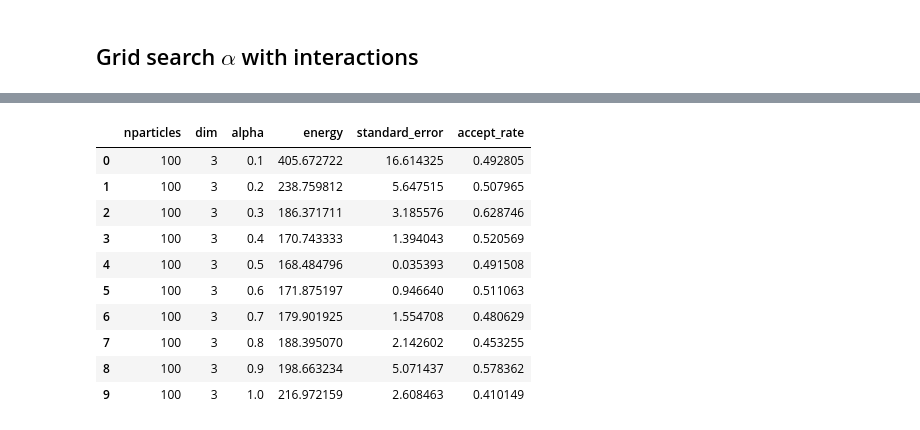
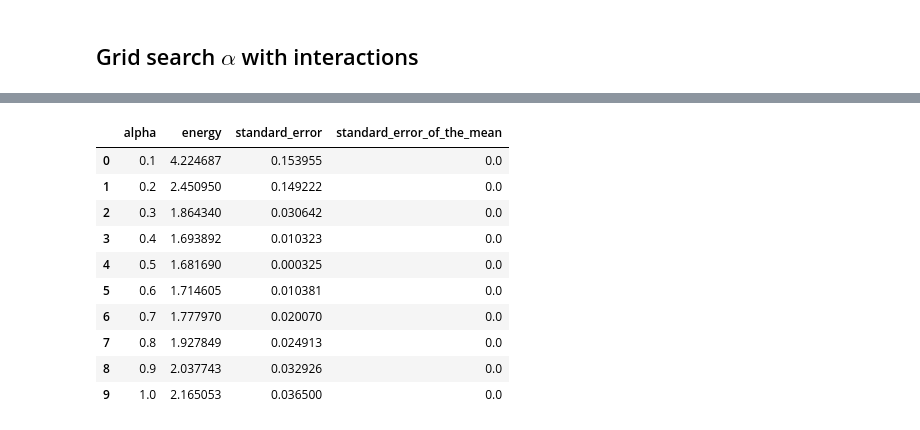
Before and after one commit to nicolossus/FYS4411-Project1, a Jupyter notebook: notebooks/Interactions_analysis.ipynb, the cells around one changed output, grey strips where cells are left out. Saved outputs shown, nothing was run; the diff lists cells and outputs as text; code cells hidden in the pictures.

```diff
--- a/notebooks/Interactions_analysis.ipynb
+++ b/notebooks/Interactions_analysis.ipynb
@@ -249,22 +328,16 @@ df_N10
 # %%
-mod_df_10 = df_N10
-#mod_df_10["energy"] = mod_df_10["energy"]/10.0
-energies = np.zeros(10)
-errors = np.zeros(10)
-for i, alpha in enumerate(alphas):
-    energies_alpha = mod_df_10[mod_df_10["alpha"]==alpha]
-    mean_energy = np.mean(energies_alpha)
-    energies[i] = mean_energy
-    errors[i] = np.std(energies_alpha)
-
-#lower_bound = mod_df_10["energy"] - 1*mod_df_10["standard_error"]/10.0
-#upper_bound = mod_df_10["energy"] + 1*mod_df_10["standard_error"]/10.0
+lower_bound_N10 = df_means_N10["energy"] - 1.96*df_means_N10["standard_error"]
+upper_bound_N10 = df_means_N10["energy"] + 1.96*df_means_N10["standard_error"]
 fig, ax = plt.subplots(figsize=(6, 4), tight_layout=True, dpi=200)
-sns.lineplot(data=mod_df_10, x="alpha", y="energy", ax=ax, label="VMC")
-ax.fill_between(mod_df_10["alpha"], lower_bound, upper_bound, facecolor='yellow', alpha=0.5,
-                label=r'1 $\sigma$ range')
-ax.axhline(NI_exact_energy_10/10.0, ls='--', color='r', label='Exact')
-ax.set(xlabel=r'$\alpha$', ylabel=r'$\frac{E}{N}$')
+sns.lineplot(data=df_means_N10, x="alpha", y="energy", ax=ax, label=r'VMC $\langle E\rangle$')
+ax.fill_between(df_means_N10["alpha"], lower_bound_N10, upper_bound_N10, facecolor='lightblue', alpha=0.5,
+                label=r'$1.96\sigma_{\langle E\rangle}$ range')
+ax.axhline(1.5, ls='--', color='r', label='Ground state energy w/o interactions')
+tex_xlabel = '\n'.join((r'$\alpha$',
+                      'Variational parameter'))
+tex_ylabel = '\n'.join(('Energy per particle',
+                        r'$\frac{\langle E\rangle}{N}$'))
+ax.set(xlabel=tex_xlabel, ylabel=tex_ylabel)
 ax.legend()
 plt.show()
 
@@ -426,16 +510,21 @@ Sampler elapsed time: 10645.369837999344
 # %%
+N=100
 df_N100 = pd.concat(results_N100, ignore_index=True)
-df_N100
+df_means_N100 = get_mean_w_standard_error_grid_search(df_N100, alphas)
+df_means_N100["energy"] = df_means_N100["energy"]/N
+df_means_N100["standard_error"] = df_means_N100["standard_error"]/N
+df_means_N100["standard_error_of_the_mean"] = df_means_N100["standard_error_of_the_mean"]/N
+df_means_N100
 # %% [output]
-|  | nparticles | dim | alpha | energy | standard_error | accept_rate |
-| 0 | 100 | 3 | 0.1 | 405.672722 | 16.614325 | 0.492805 |
-| 1 | 100 | 3 | 0.2 | 238.759812 | 5.647515 | 0.507965 |
-| 2 | 100 | 3 | 0.3 | 186.371711 | 3.185576 | 0.628746 |
-| 3 | 100 | 3 | 0.4 | 170.743333 | 1.394043 | 0.520569 |
-| 4 | 100 | 3 | 0.5 | 168.484796 | 0.035393 | 0.491508 |
-| 5 | 100 | 3 | 0.6 | 171.875197 | 0.946640 | 0.511063 |
-| 6 | 100 | 3 | 0.7 | 179.901925 | 1.554708 | 0.480629 |
-| 7 | 100 | 3 | 0.8 | 188.395070 | 2.142602 | 0.453255 |
-| 8 | 100 | 3 | 0.9 | 198.663234 | 5.071437 | 0.578362 |
-| 9 | 100 | 3 | 1.0 | 216.972159 | 2.608463 | 0.410149 |
+|  | alpha | energy | standard_error | standard_error_of_the_mean |
+| 0 | 0.1 | 4.224687 | 0.153955 | 0.0 |
+| 1 | 0.2 | 2.450950 | 0.149222 | 0.0 |
+| 2 | 0.3 | 1.864340 | 0.030642 | 0.0 |
+| 3 | 0.4 | 1.693892 | 0.010323 | 0.0 |
+| 4 | 0.5 | 1.681690 | 0.000325 | 0.0 |
+| 5 | 0.6 | 1.714605 | 0.010381 | 0.0 |
+| 6 | 0.7 | 1.777970 | 0.020070 | 0.0 |
+| 7 | 0.8 | 1.927849 | 0.024913 | 0.0 |
+| 8 | 0.9 | 2.037743 | 0.032926 | 0.0 |
+| 9 | 1.0 | 2.165053 | 0.036500 | 0.0 |
 # %%
```
Also changed, not shown: parts of 15 cells of this notebook, 17 other files.
